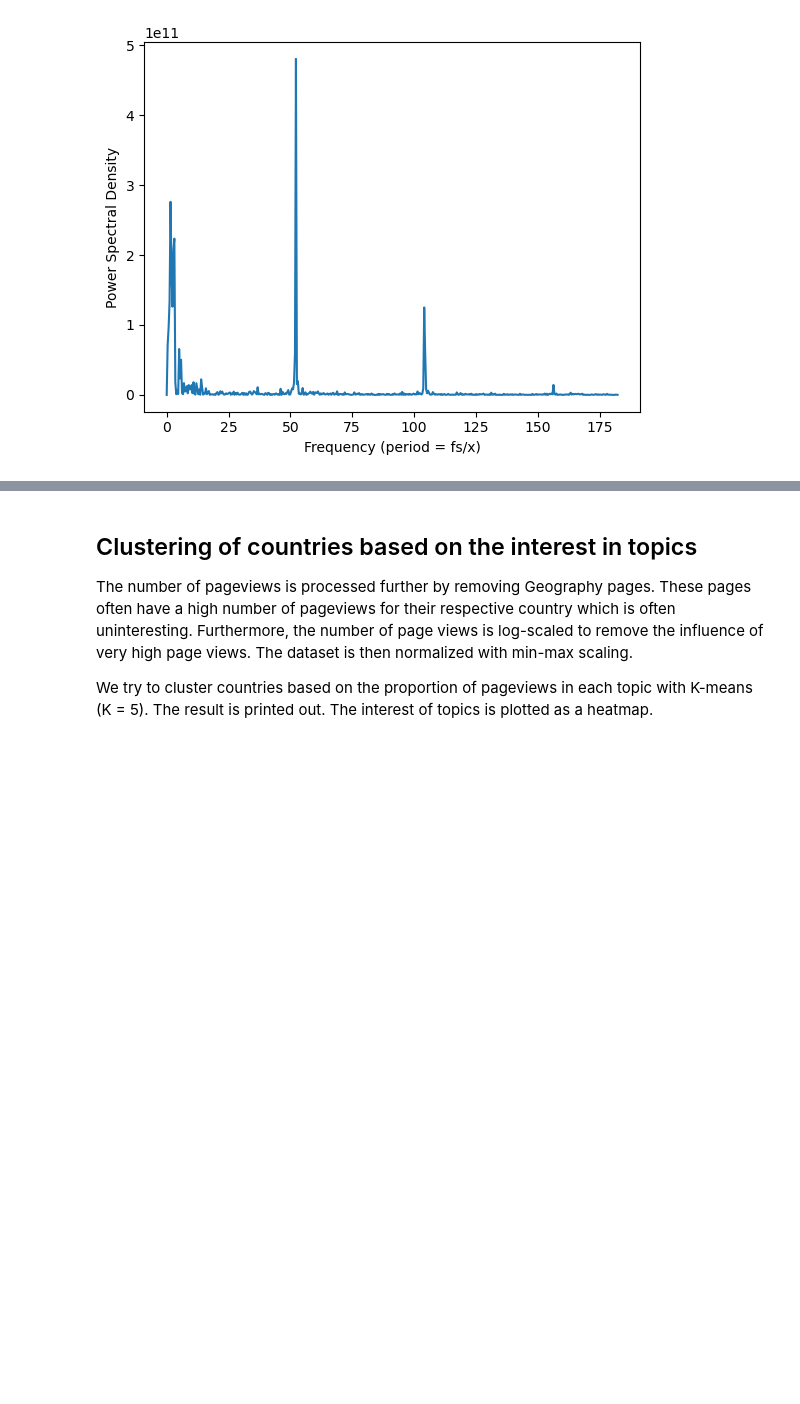
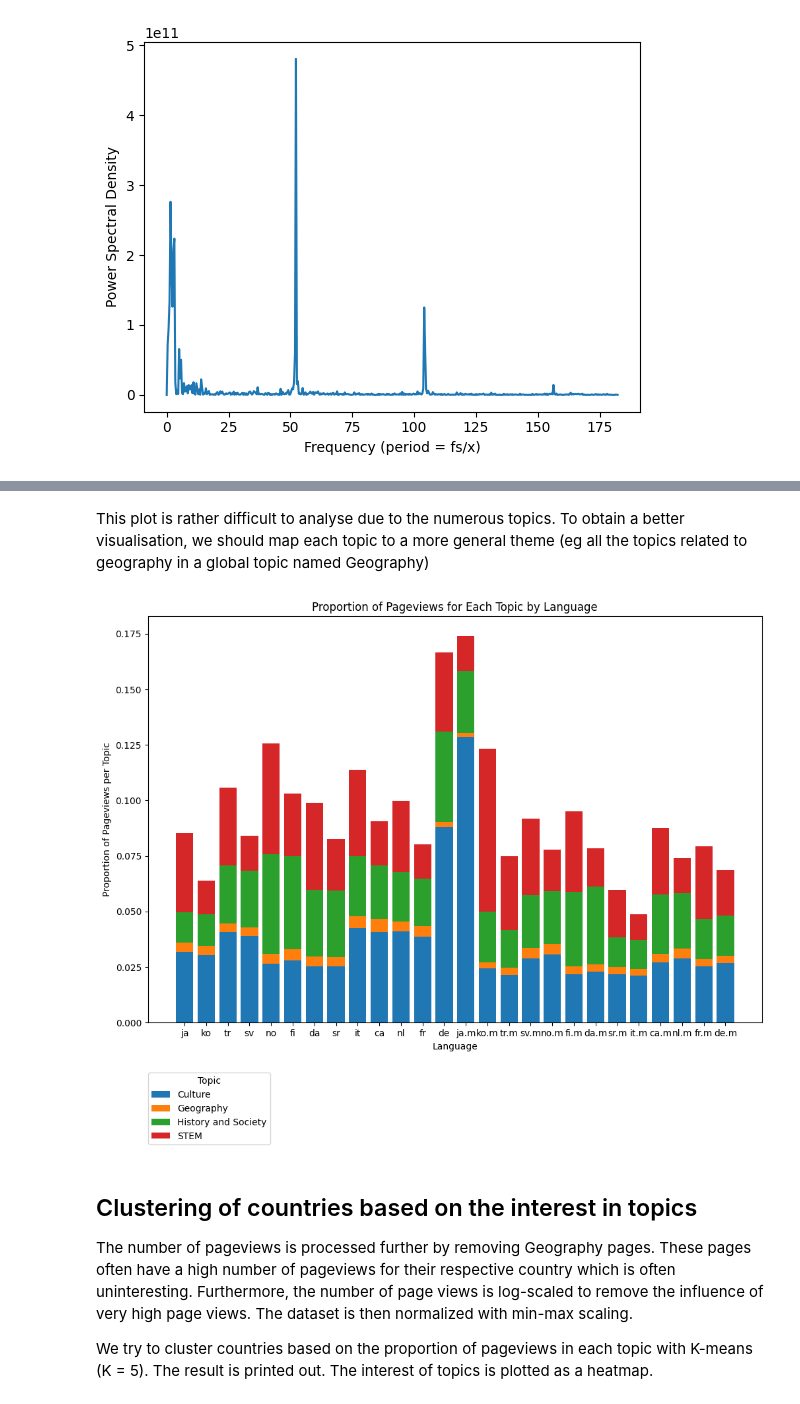
Before and after one commit to epfl-ada/ada-2023-project-rablashijupa, a Jupyter notebook: Wikipedia_Culture2.ipynb, the cells around one changed output, grey strips where cells are left out. Cells and saved outputs as stored; diff of their text form; code cells hidden in the pictures; blank space fills up the shorter version.

```diff
--- a/Wikipedia_Culture2.ipynb
+++ b/Wikipedia_Culture2.ipynb
@@ -250,3 +281,64 @@ plt.show()
+# %% [markdown]
+This plot is rather difficult to analyse due to the numerous topics. To obtain a better visualisation, we should map each topic to a more general theme (eg all the topics related to geography in a global topic named Geography)
+# %%
+topic_mapping = {
+    'STEM': ['STEM.Biology', 'STEM.Chemistry', 'STEM.Computing', 'STEM.Earth and environment',
+             'STEM.Engineering', 'STEM.Libraries & Information', 'STEM.Mathematics',
+             'STEM.Medicine & Health', 'STEM.Physics', 'STEM.STEM*', 'STEM.Space', 'STEM.Technology'],
+    'History and Society': ['History and Society.Business and economics', 'History and Society.Education',
+                            'History and Society.History', 'History and Society.Military and warfare',
+                            'History and Society.Politics and government', 'History and Society.Society',
+                            'History and Society.Transportation'],
+    'Geography': ['Geography.Geographical', 'Geography.Regions.Africa.Africa*',
+                  'Geography.Regions.Africa.Central Africa', 'Geography.Regions.Africa.Eastern Africa',
+                  'Geography.Regions.Africa.Northern Africa', 'Geography.Regions.Africa.Southern Africa',
+                  'Geography.Regions.Africa.Western Africa', 'Geography.Regions.Americas.Central America',
+                  'Geography.Regions.Americas.North America', 'Geography.Regions.Americas.South America',
+                  'Geography.Regions.Asia.Asia*', 'Geography.Regions.Asia.Central Asia',
+                  'Geography.Regions.Asia.East Asia', 'Geography.Regions.Asia.North Asia',
+                  'Geography.Regions.Asia.South Asia', 'Geography.Regions.Asia.Southeast Asia',
+                  'Geography.Regions.Asia.West Asia', 'Geography.Regions.Europe.Eastern Europe',
+                  'Geography.Regions.Europe.Europe*', 'Geography.Regions.Europe.Northern Europe',
+                  'Geography.Regions.Europe.Southern Europe', 'Geography.Regions.Europe.Western Europe',
+                  'Geography.Regions.Oceania'],
+    'Culture': ['Culture.Biography.Biography*', 'Culture.Biography.Women', 'Culture.Food and drink',
+                'Culture.Internet culture', 'Culture.Linguistics', 'Culture.Literature', 'Culture.Media.Books',
+                'Culture.Media.Entertainment', 'Culture.Media.Films', 'Culture.Media.Media*', 'Culture.Media.Music',
+                'Culture.Media.Radio', 'Culture.Media.Software', 'Culture.Media.Television', 'Culture.Media.Video games',
+                'Culture.Performing arts', 'Culture.Philosophy and religion', 'Culture.Sports',
+                'Culture.Visual arts.Architecture', 'Culture.Visual arts.Comics and Anime', 'Culture.Visual arts.Fashion',
+                'Culture.Visual arts.Visual arts*']
+}
+
+df_filtered = df_timeseries[df_timeseries['topic'] != 'ALL'].copy()
+
+reverse_mapping = {topic: category for category, topics in topic_mapping.items() for topic in topics}
+
+df_filtered.loc[:, 'topic_category'] = df_filtered['topic'].replace(reverse_mapping)
+
+topic_data = {}
+grouped = df_filtered[df_filtered.topic != 'ALL'].groupby(['language', 'topic_category'])
+
+for (language, topic), group in grouped:
+    topic_data.setdefault(topic, []).append(group['proportion'].values) #/ group['proportion'].sum())
+
+topics = list(topic_data.keys())
+bottom = [0] * len(df_filtered['language'].unique())
+
+plt.figure(figsize=(12, 8))
+
+for i, topic in enumerate(topics):
+    heights = list(zip(*topic_data[topic]))
+    plt.bar(df_filtered['language'].unique(), heights[-1], bottom=bottom, label=topic)
+    bottom = [sum(x) for x in zip(bottom, heights[-1])]
+
+plt.title('Proportion of Pageviews for Each Topic by Language')
+plt.xlabel('Language')
+plt.ylabel('Proportion of Pageviews per Topic')
+plt.legend(title='Topic', loc=(0,-0.3))
+plt.show()
+# %% [output]
+[figure, added]
 # %% [markdown]
 ## Clustering of countries based on the interest in topics
 
```
Also changed, not shown: parts of 10 cells of this notebook.
